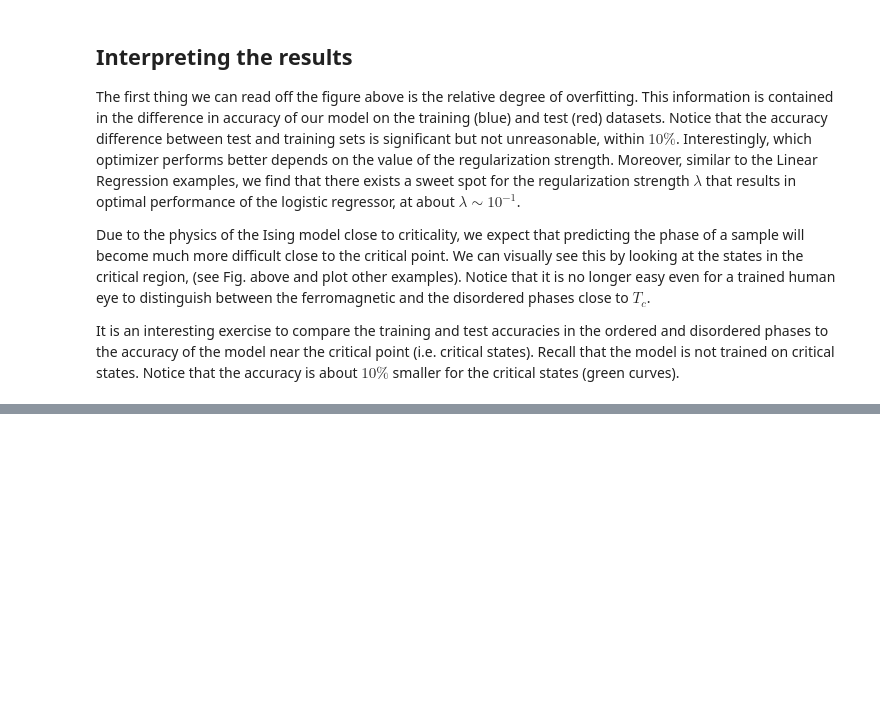
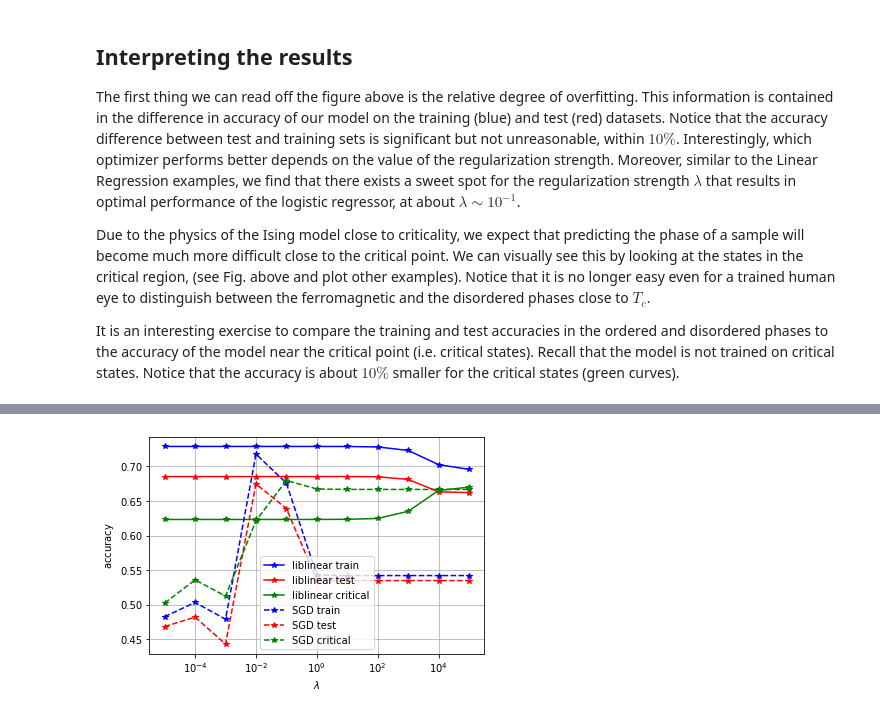
Before and after one commit to cosbyc/PY895, a Jupyter notebook: NB6_CVII-logreg_ising.ipynb, the cells around one changed output, grey strips where cells are left out. Drawn from its saved outputs; the diff is of its cells as text; code cells hidden in the pictures; blank space fills up the shorter version.

```diff
--- a/NB6_CVII-logreg_ising.ipynb
+++ b/NB6_CVII-logreg_ising.ipynb
@@ -250,0 +352,94 @@ It is an interesting exercise to compare the training and test accuracies in the
+# %%
+from sklearn.model_selection import train_test_split
+
+###### define ML parameters
+num_classes=2
+train_to_test_ratio=0.5 # training samples
+
+# divide data into ordered, critical and disordered
+X_ordered2=data[:20000,:]
+Y_ordered2=labels[:20000]
+
+X_critical2=data[70000:100000,:]
+Y_critical2=labels[70000:100000]
+
+X_disordered2=data[100000:,:]
+Y_disordered2=labels[100000:]
+
+del data,labels
+
+# define training and test data sets
+X2=np.concatenate((X_ordered,X_disordered))
+Y2=np.concatenate((Y_ordered,Y_disordered))
+
+# pick random data points from ordered and disordered states
+# to create the training and test sets
+X_train2,X_test2,Y_train2,Y_test2=train_test_split(X,Y,train_size=train_to_test_ratio,test_size=1.0-train_to_test_ratio)
+
+# full data set
+X=np.concatenate((X_critical2,X2))
+Y=np.concatenate((Y_critical2,Y2))
+# define regularisation parameter
+lmbdas=np.logspace(-5,5,11)
+
+# preallocate data
+train_accuracy=np.zeros(lmbdas.shape,np.float64)
+test_accuracy=np.zeros(lmbdas.shape,np.float64)
+critical_accuracy=np.zeros(lmbdas.shape,np.float64)
+
+train_accuracy_SGD=np.zeros(lmbdas.shape,np.float64)
+test_accuracy_SGD=np.zeros(lmbdas.shape,np.float64)
+critical_accuracy_SGD=np.zeros(lmbdas.shape,np.float64)
+
+# loop over regularisation strength
+for i,lmbda in enumerate(lmbdas):
+
+    # define logistic regressor
+    logreg=linear_model.LogisticRegression(C=1.0/lmbda,random_state=1,verbose=0,max_iter=1E3,tol=1E-5,
+                                           solver='liblinear')
+
+    # fit training data
+    logreg.fit(X_train2, Y_train2)
+
+    # check accuracy
+    train_accuracy[i]=logreg.score(X_train2,Y_train2)
+    test_accuracy[i]=logreg.score(X_test2,Y_test2)
+    critical_accuracy[i]=logreg.score(X_critical2,Y_critical2)
+
+    print('accuracy: train, test, critical')
+    print('liblin: %0.4f, %0.4f, %0.4f' %(train_accuracy[i],test_accuracy[i],critical_accuracy[i]) )
+
+    # define SGD-based logistic regression
+    logreg_SGD = linear_model.SGDClassifier(loss='log', penalty='l2', alpha=lmbda, max_iter=100,
+                                           shuffle=True, random_state=1, learning_rate='optimal')
+
+    # fit training data
+    logreg_SGD.fit(X_train2,Y_train2)
+
+    # check accuracy
+    train_accuracy_SGD[i]=logreg_SGD.score(X_train2,Y_train2)
+    test_accuracy_SGD[i]=logreg_SGD.score(X_test2,Y_test2)
+    critical_accuracy_SGD[i]=logreg_SGD.score(X_critical2,Y_critical2)
+
+    print('SGD: %0.4f, %0.4f, %0.4f' %(train_accuracy_SGD[i],test_accuracy_SGD[i],critical_accuracy_SGD[i]) )
+
+    print('finished computing %i/11 iterations' %(i+1))
+
+# plot accuracy against regularisation strength
+plt.semilogx(lmbdas,train_accuracy,'*-b',label='liblinear train')
+plt.semilogx(lmbdas,test_accuracy,'*-r',label='liblinear test')
+plt.semilogx(lmbdas,critical_accuracy,'*-g',label='liblinear critical')
+
+plt.semilogx(lmbdas,train_accuracy_SGD,'*--b',label='SGD train')
+plt.semilogx(lmbdas,test_accuracy_SGD,'*--r',label='SGD test')
+plt.semilogx(lmbdas,critical_accuracy_SGD,'*--g',label='SGD critical')
+
+plt.xlabel('$\\lambda$')
+plt.ylabel('$\\mathrm{accuracy}$')
+
+plt.grid()
+plt.legend()
+
+
+plt.show()
+# %% [output]
@@ -250,0 +463 @@ It is an interesting exercise to compare the training and test accuracies in the
+[figure, added]
```
Also changed, not shown: parts of 10 cells of this notebook.
